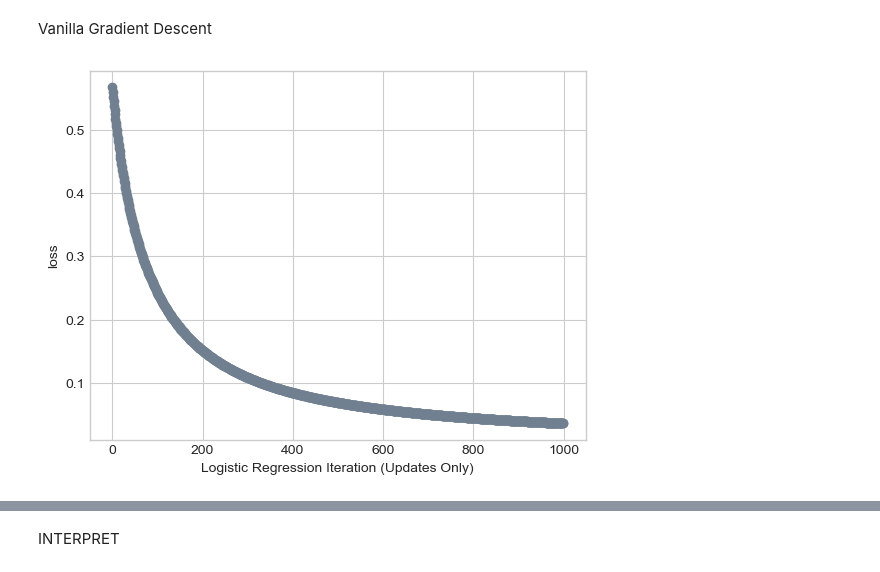
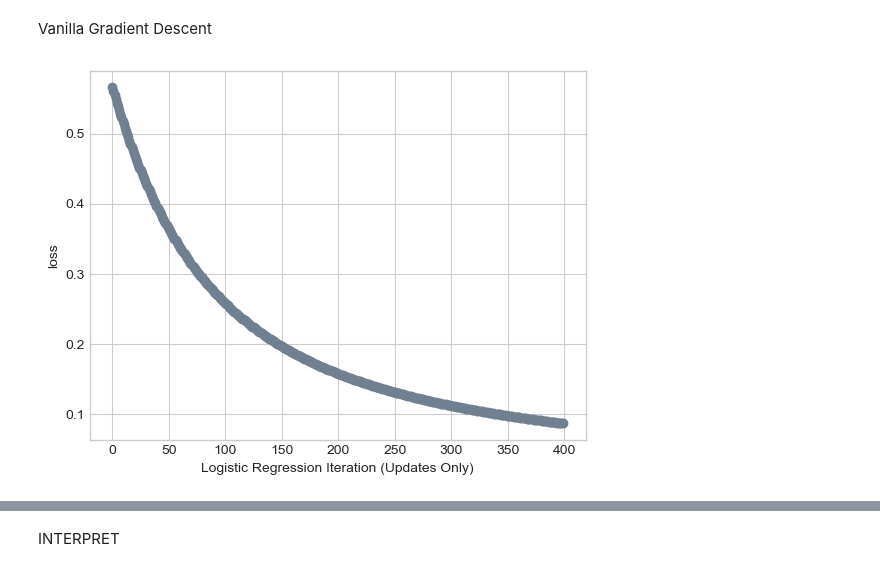
Before and after one commit to jacksonbhanson7/jacksonbhanson7.github.io, a Jupyter notebook: posts/Implementing Logistic Regression/index.ipynb, the cells around one changed output, grey strips where cells are left out. Saved outputs shown, nothing was run; the diff lists cells and outputs as text; code cells hidden in the pictures.

```diff
--- a/posts/Implementing Logistic Regression/index.ipynb
+++ b/posts/Implementing Logistic Regression/index.ipynb
@@ -61,26 +64,25 @@ Vanilla Gradient Descent
 # %%
 LR = LogisticRegression()
 opt = GradientDescentOptimizer(LR)
 
 loss = 1.0
 loss_vec = []
-n = X.size()[0]
 
 
 
-for _ in range(1000):
+for _ in range(400):
     # add other stuff to e.g. keep track of the loss over time.
     loss = LR.loss(X, y)
     loss_vec.append(loss)
 
     opt.step(X, y, alpha = 0.1, beta = 0)
 
 
 plt.plot(loss_vec, color = "slategrey")
 plt.scatter(torch.arange(len(loss_vec)), loss_vec, color = "slategrey")
 labs = plt.gca().set(xlabel = "Logistic Regression Iteration (Updates Only)", ylabel = "loss")
 # %% [output]
-[figure, old version]
+[figure, new version]
 # %%
 
 fig, ax = plt.subplots(1, 1, figsize = (4, 4))
```
Also changed, not shown: parts of 38 cells of this notebook, 20 other files.
